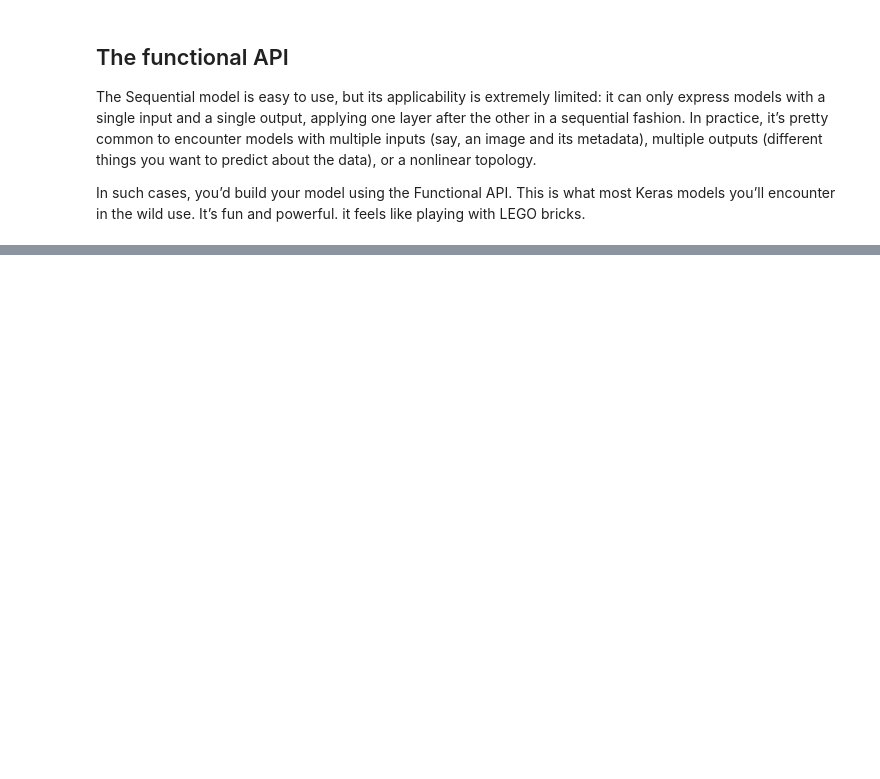
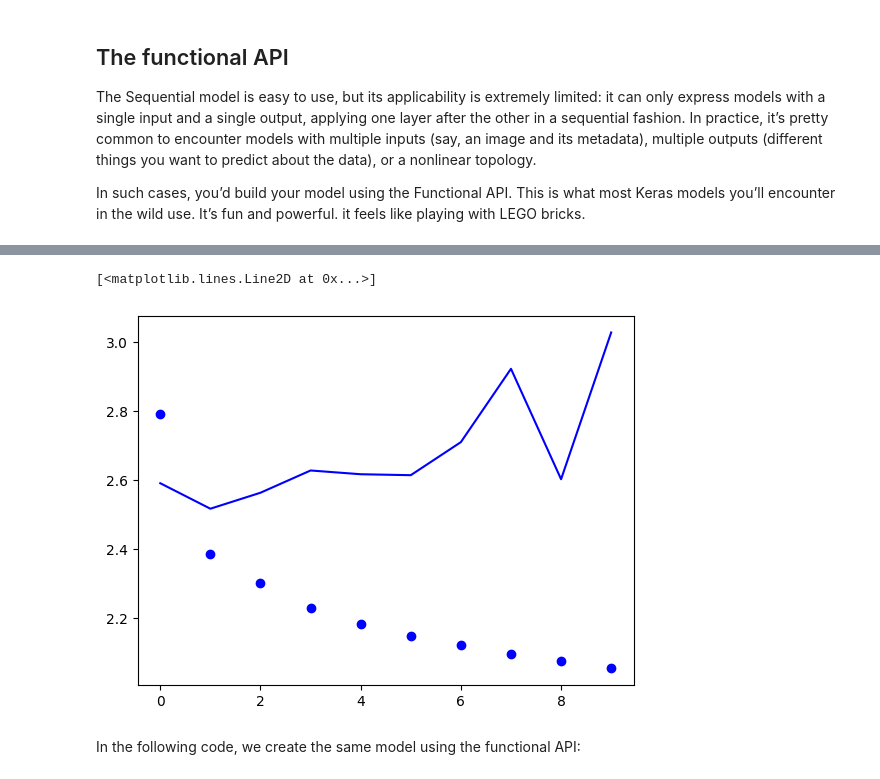
Before and after one commit to atoraby/Neural-networks, a Jupyter notebook: NeuralNetworks.ipynb, the cells around one changed output, grey strips where cells are left out. Cells and saved outputs as stored; diff of their text form; code cells hidden in the pictures; blank space fills up the shorter version.

```diff
--- a/NeuralNetworks.ipynb
+++ b/NeuralNetworks.ipynb
@@ -1242,0 +1575,7 @@ In such cases, you’d build your model using the Functional API. This is what m
+# %%
+mean = raw_data[:num_train_samples].mean(axis=0)
+# %%
+std = raw_data[:num_train_samples].std(axis=0)
+# %%
+raw_data -= mean
+raw_data /= std
@@ -1242,0 +1650,9 @@ In such cases, you’d build your model using the Functional API. This is what m
+# %%
+model = keras.Sequential([
+    keras.layers.Input(shape=(sequence_length, raw_data.shape[-1])),
+    keras.layers.Flatten(),
+    keras.layers.Dense(16,activation="relu"),
+    keras.layers.Dense(1)
+])
+model.compile(optimizer="rmsprop", loss="mse", metrics=["mae"])
+history = model.fit(train_dataset, validation_data=val_dataset, epochs=10)
@@ -1242,0 +1680,10 @@ In such cases, you’d build your model using the Functional API. This is what m
+# %%
+import matplotlib.pyplot as plt
+fig, axis = plt.subplots(1,1)
+axis.plot(np.arange(10), history.history["val_mae"] , "b")
+axis.plot(np.arange(10), history.history["mae"] , "bo")
+# %% [output]
+[<matplotlib.lines.Line2D at 0x...>]
+[figure, added]
+# %% [markdown]
+In the following code, we create the same model using the functional API:
```
Also changed, not shown: parts of 48 cells of this notebook.
